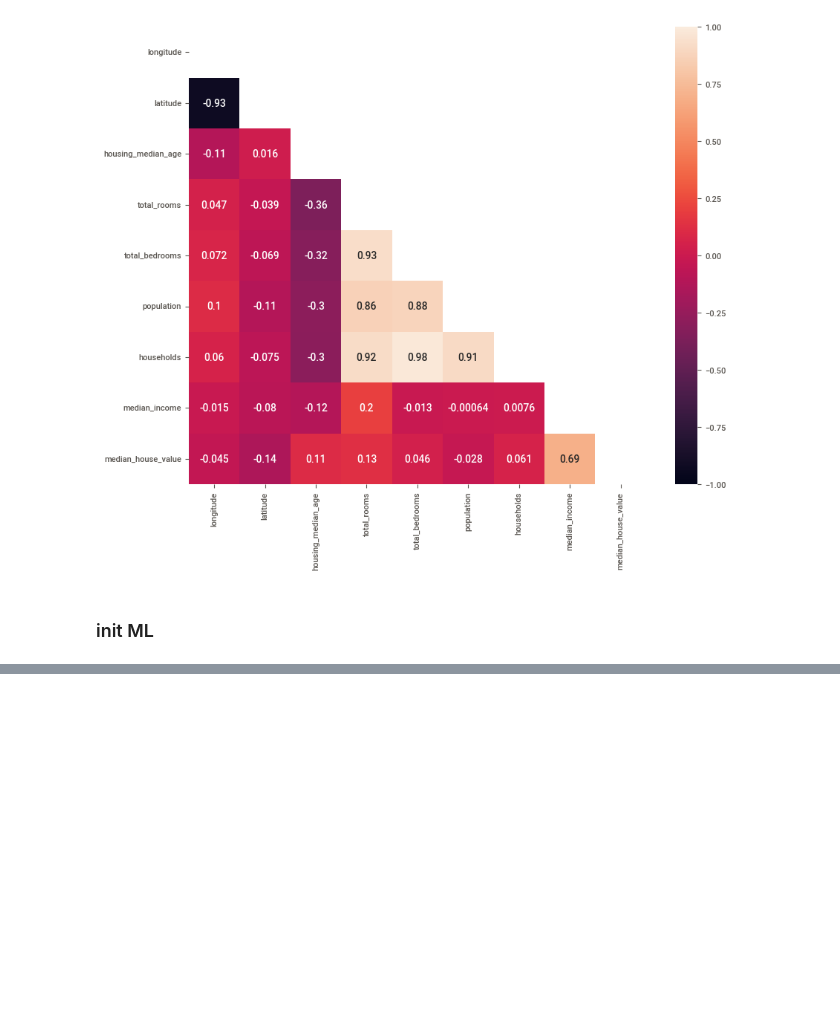
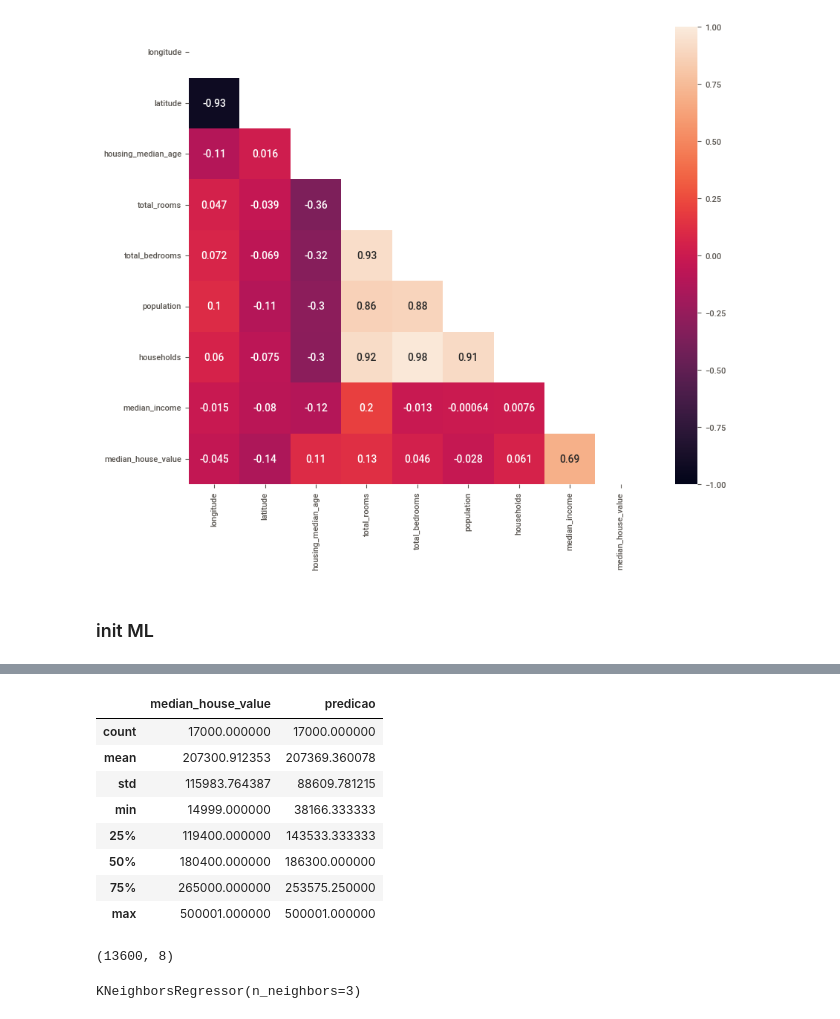
Before and after one commit to tomdkt/intro-to-data-science, a Jupyter notebook: src/week7/01-knn-again.ipynb, the cells around one changed output, grey strips where cells are left out. Drawn from its saved outputs; the diff is of its cells as text; code cells hidden in the pictures; blank space fills up the shorter version.

```diff
--- a/src/week7/01-knn-again.ipynb
+++ b/src/week7/01-knn-again.ipynb
@@ -103,0 +205,12 @@ plt.show()
+# %%
+df2.describe()
+# %% [output]
+|  | median_house_value | predicao |
+| count | 17000.000000 | 17000.000000 |
+| mean | 207300.912353 | 207369.360078 |
+| std | 115983.764387 | 88609.781215 |
+| min | 14999.000000 | 38166.333333 |
+| 25% | 119400.000000 | 143533.333333 |
+| 50% | 180400.000000 | 186300.000000 |
+| 75% | 265000.000000 | 253575.250000 |
+| max | 500001.000000 | 500001.000000 |
@@ -103,0 +221,9 @@ plt.show()
+# %%
+train_X.shape
+# %% [output]
+(13600, 8)
+# %%
+model2 = KNeighborsRegressor(3)
+model2.fit(train_X, train_y)
+# %% [output]
+KNeighborsRegressor(n_neighbors=3)
```
Also changed, not shown: parts of 31 cells of this notebook.
